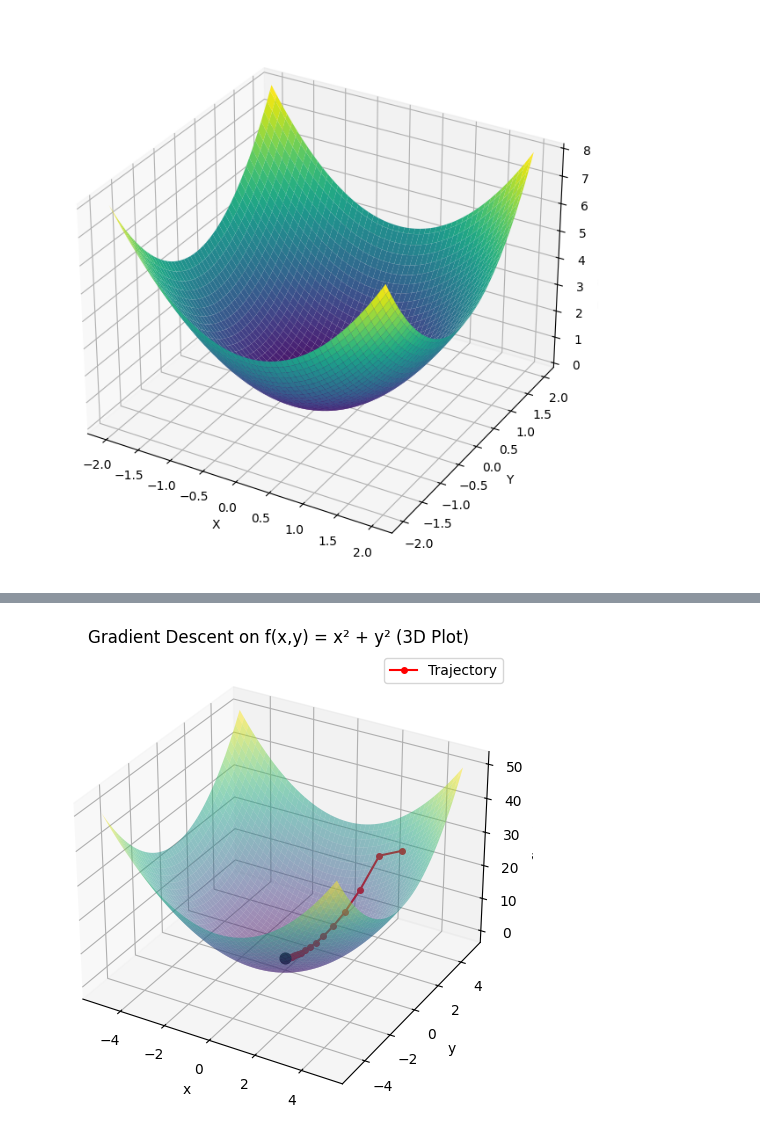
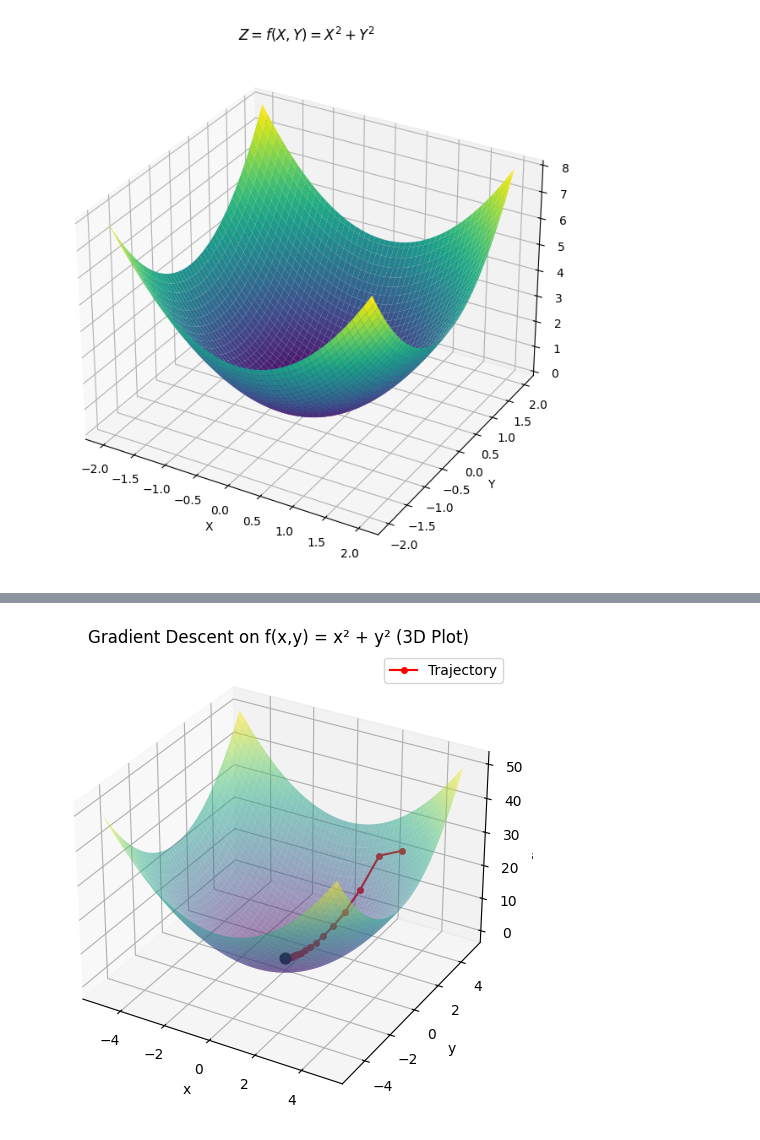
Before and after one commit to Mitchell-Mirano/sorix, a Jupyter notebook: docs/learn/autograd.ipynb, the cells around one changed output, grey strips where cells are left out. Drawn from its saved outputs; the diff is of its cells as text; code cells hidden in the pictures.

```diff
--- a/docs/learn/autograd.ipynb
+++ b/docs/learn/autograd.ipynb
@@ -12,20 +87,20 @@ Every operation involving a **`tensor`** contributes to building a **Computation
 # %%
 import numpy as np
 import matplotlib.pyplot as plt
 
 x = np.linspace(-2, 2, 100)
 y = np.linspace(-2, 2, 100)
 
 X, Y = np.meshgrid(x, y)
 Z = X**2 + Y**2
 
 fig = plt.figure(figsize=(8, 8))
 ax = fig.add_subplot(111, projection='3d')
 ax.plot_surface(X, Y, Z, cmap='viridis')
 
 ax.set_xlabel('X')
 ax.set_ylabel('Y')
-ax.set_zlabel(r'$Z=f(X,Y) = X^2 + Y^2$')
+ax.set_title(r'$Z=f(X,Y) = X^2 + Y^2$')
 plt.show()
 # %% [output]
-[figure, old version]
+[figure, new version]
```
Also changed, not shown: parts of 9 cells of this notebook, 6 other files.
